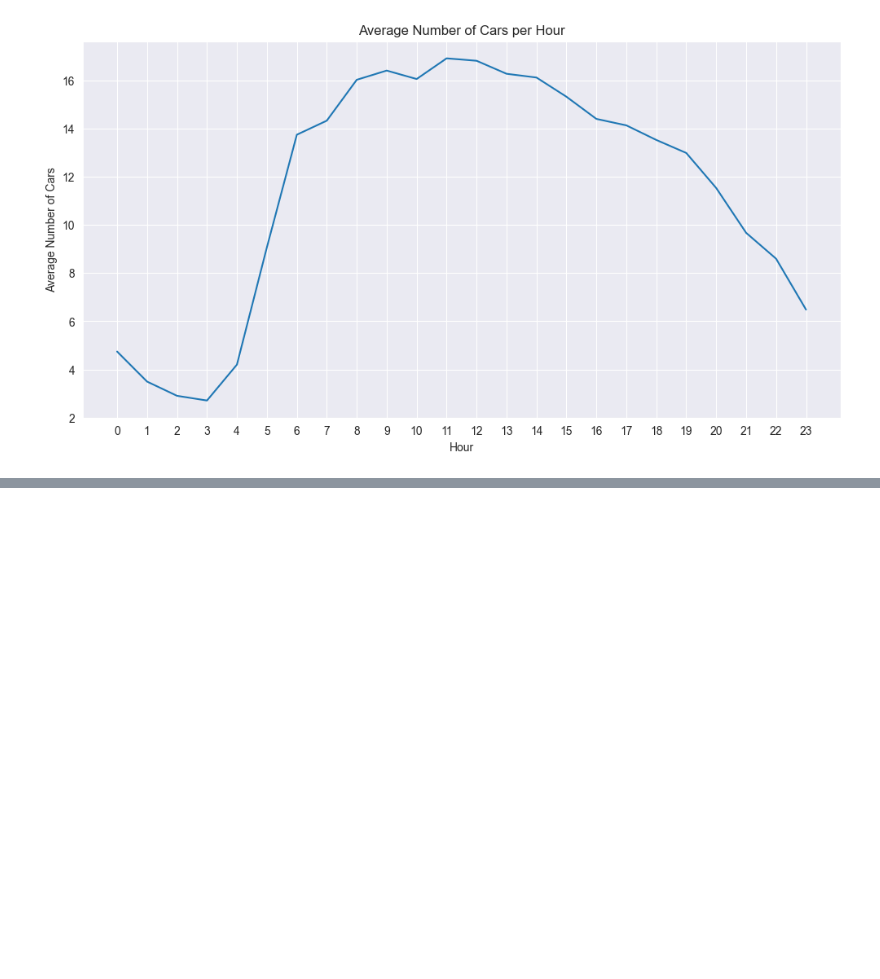
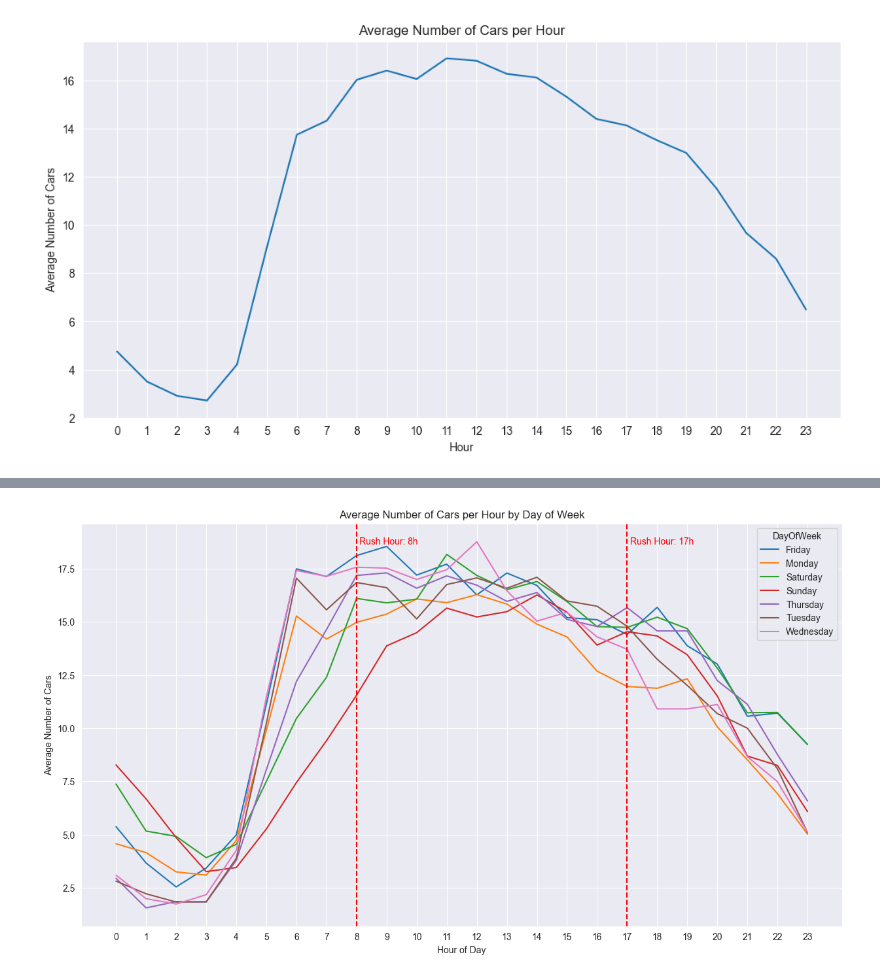
Before and after one commit to pavleglusac/SIAP-NM, a Jupyter notebook: eda.ipynb, the cells around one changed output, grey strips where cells are left out. Cells and saved outputs as stored; diff of their text form; code cells hidden in the pictures; blank space fills up the shorter version.

```diff
--- a/eda.ipynb
+++ b/eda.ipynb
@@ -91,0 +122,19 @@ plt.show()
+# %%
+plt.figure(figsize=(15, 8))
+hourly_avg = df.groupby(['DayOfWeek', 'Hour'])['Detections'].mean().reset_index()
+sns.lineplot(data=hourly_avg, x='Hour', y='Detections', hue='DayOfWeek')
+
+plt.gca().xaxis.set_major_locator(plt.MaxNLocator(integer=True))
+
+plt.title('Average Number of Cars per Hour by Day of Week')
+plt.xlabel('Hour of Day')
+plt.ylabel('Average Number of Cars')
+plt.xticks(range(24))
+
+for hour in [8, 17]:
+    plt.axvline(hour, color='red', linestyle='--')
+    plt.text(hour+.1, plt.ylim()[1]*0.95, f'Rush Hour: {hour}h', color='red')
+
+plt.show()
+# %% [output]
+[figure, added]
```
Also changed, not shown: parts of 6 cells of this notebook.
